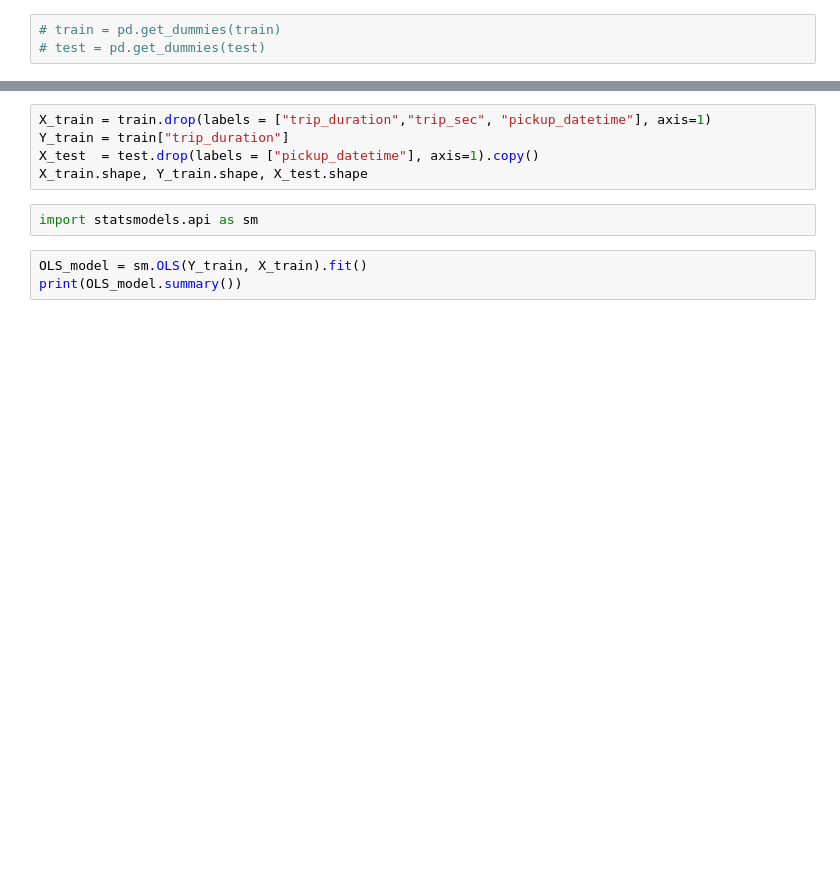
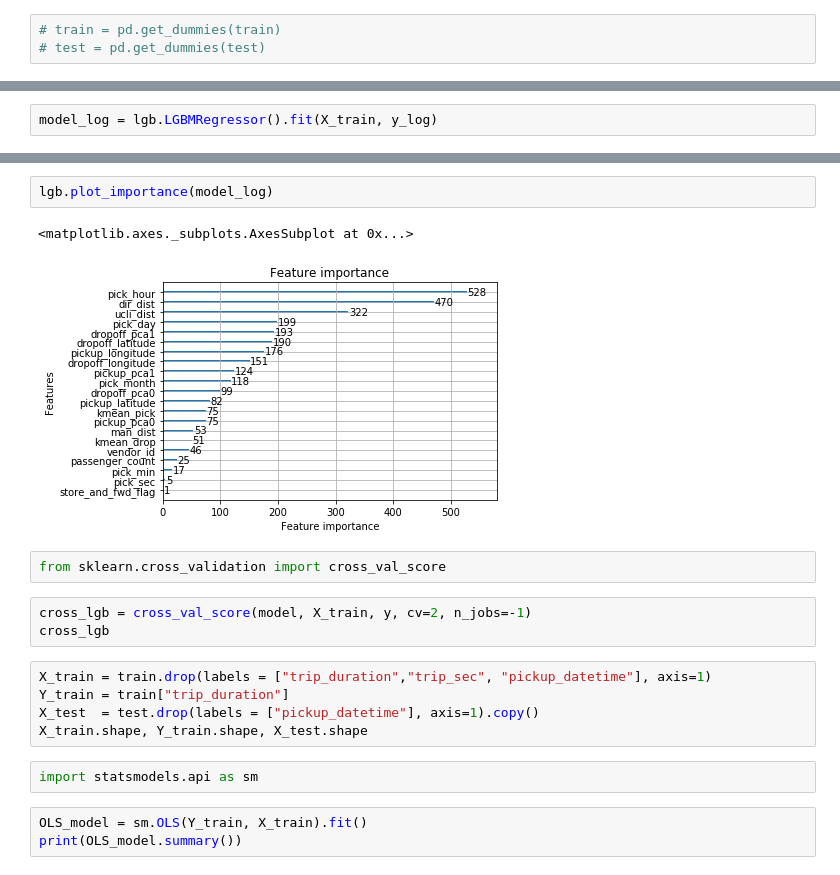
Before and after one commit to jungi21cc/taxi, a Jupyter notebook: JK/taxi_V5.0.ipynb, the cells around one changed output, grey strips where cells are left out. Drawn from its saved outputs; the diff is of its cells as text; blank space fills up the shorter version.

```diff
--- a/JK/taxi_V5.0.ipynb
+++ b/JK/taxi_V5.0.ipynb
@@ -400,0 +710,2 @@ test.info()
+# %%
+model_log = lgb.LGBMRegressor().fit(X_train, y_log)
@@ -401,3 +731,13 @@ test.info()
+# %%
+lgb.plot_importance(model_log)
+# %% [output]
+<matplotlib.axes._subplots.AxesSubplot at 0x...>
+[figure, added]
+# %%
+from sklearn.cross_validation import cross_val_score
+# %%
+cross_lgb = cross_val_score(model, X_train, y, cv=2, n_jobs=-1)
+cross_lgb
 # %%
 X_train = train.drop(labels = ["trip_duration","trip_sec", "pickup_datetime"], axis=1)
 Y_train = train["trip_duration"]
```
Also changed, not shown: parts of 79 cells of this notebook, 3 other files.
